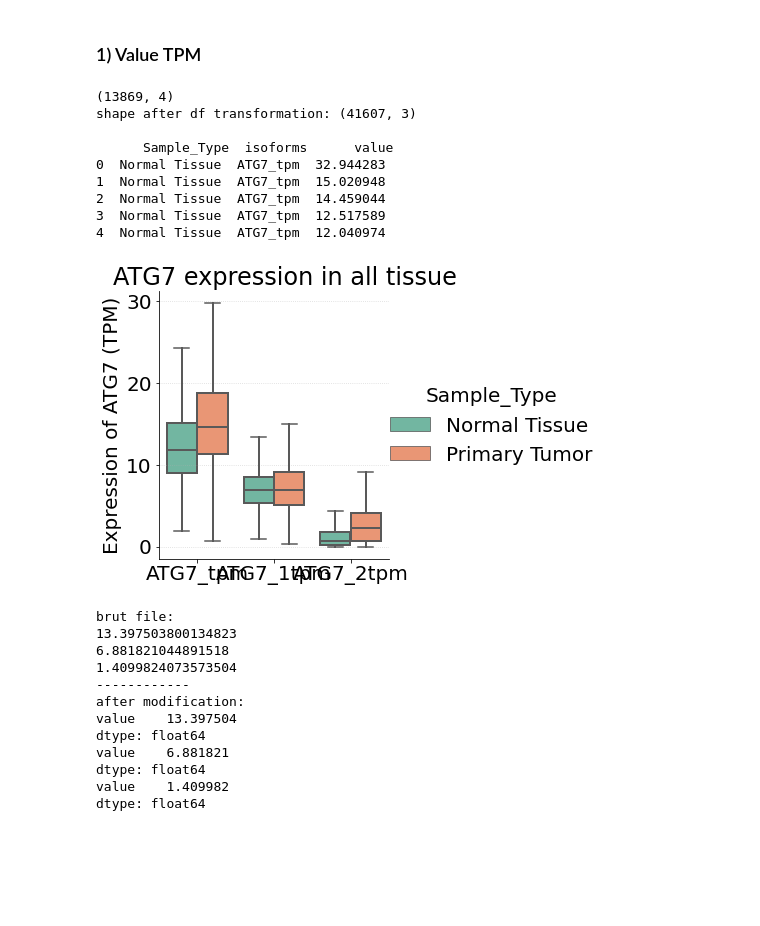
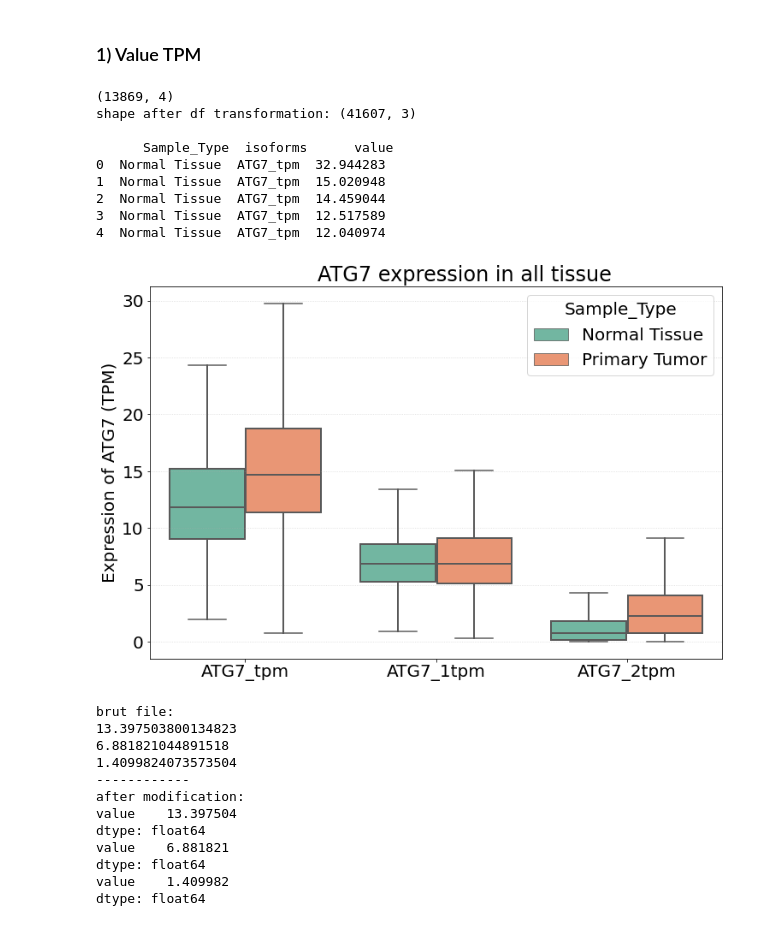
Before and after one commit to Keviosta/Article_short_isoform_ATG7_private, a Jupyter notebook: a_ATG7 characterisation/All_tissues_Global_ATG7_isoform_characterisation.ipynb, the cells around one changed output. Cells and saved outputs as stored; diff of their text form; code cells hidden in the pictures; blank space fills up the shorter version.

```diff
--- a/a_ATG7 characterisation/All_tissues_Global_ATG7_isoform_characterisation.ipynb
+++ b/a_ATG7 characterisation/All_tissues_Global_ATG7_isoform_characterisation.ipynb
@@ -185,35 +185,36 @@ plt.savefig(path+path2+'percentage_expression.svg')
 # %%
 # Distribution: Data preparation + graph
 data = df_ATG7_NormPrim[['Sample_Type','ATG7_tpm', 'ATG7_1tpm', 'ATG7_2tpm']]
 info = 'all tissue'
 
 print(data.shape)
 
 #transform the DF to only have values in an unique column
 data = data.melt(id_vars=["Sample_Type"], var_name="isoforms")
 print(f'shape after df transformation: {data.shape}')
 print('\n', data.head())
 
-seaborn.catplot(data = data, x="isoforms", y="value", hue="Sample_Type", kind="box", palette = 'Set2',
-              boxprops={'lw':2}, medianprops={'lw':2}, whiskerprops={'lw':2}, showcaps=True, showfliers=False)
+seaborn.boxplot(data = data, x="isoforms", y="value", hue="Sample_Type", palette = 'Set2',
+                boxprops={'lw':2}, medianprops={'lw':2}, whiskerprops={'lw':2},
+                showcaps=True, showfliers=False)
 
 plt.ylabel('Expression of ATG7 (TPM)')
 plt.xlabel('')
 plt.title('ATG7 expression in '+ info, x=.55)
 
 #save
 plt.savefig(path+path2+'ATG7_exp_alltissue.svg')
 # %% [output]
 (13869, 4)
 shape after df transformation: (41607, 3)
 
       Sample_Type  isoforms      value
 0  Normal Tissue  ATG7_tpm  32.944283
 1  Normal Tissue  ATG7_tpm  15.020948
 2  Normal Tissue  ATG7_tpm  14.459044
 3  Normal Tissue  ATG7_tpm  12.517589
 4  Normal Tissue  ATG7_tpm  12.040974
-[figure, old version]
+[figure, new version]
 # %%
 #Check everything is correct
 #median from brut file:
```
Also changed, not shown: parts of 2 cells of this notebook, 1 other file.
